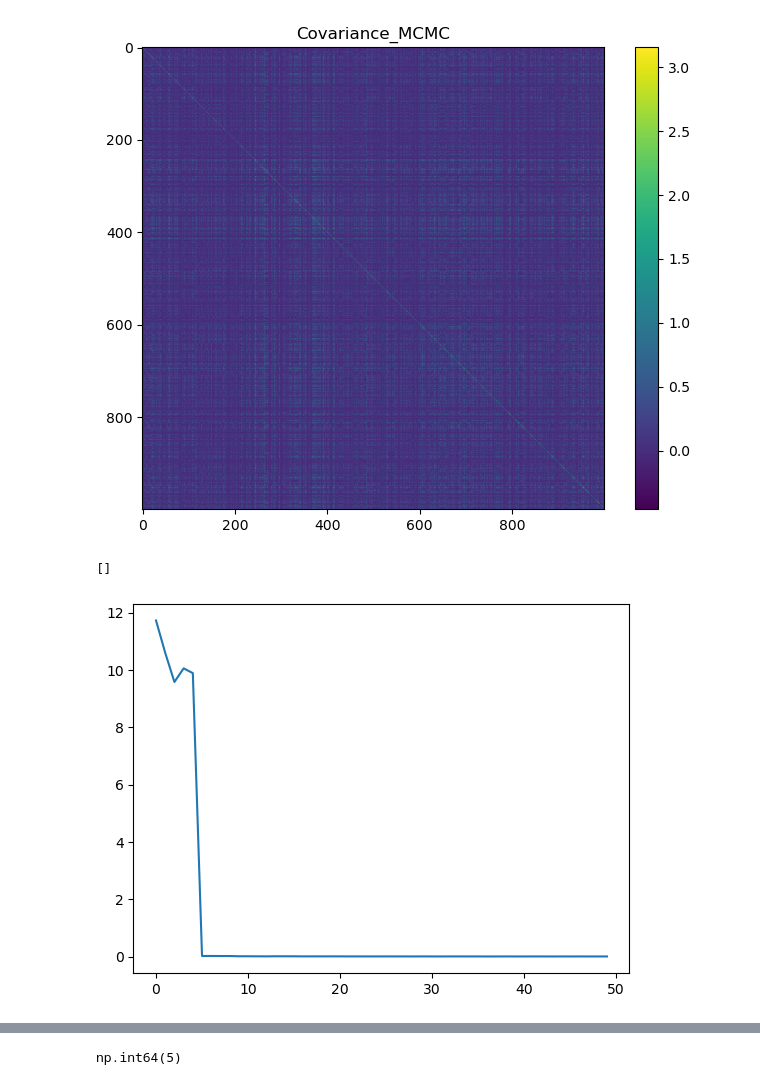
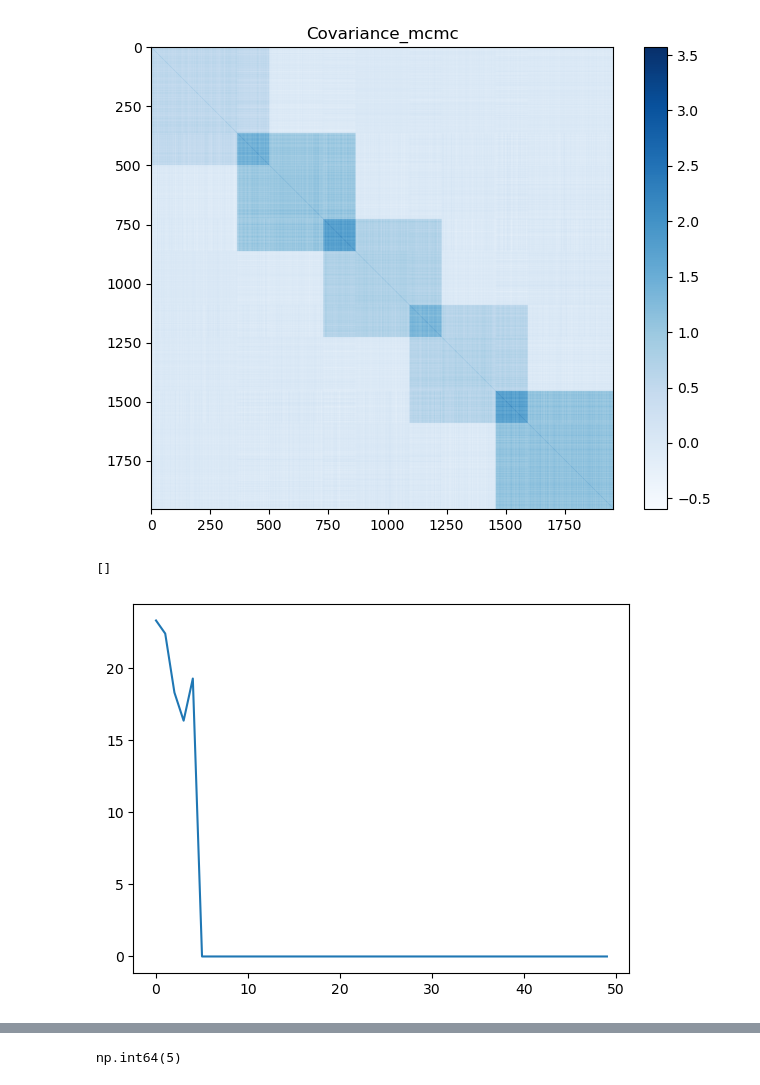
Before and after one commit to kexiongwen/Bayes_Factor_Model, a Jupyter notebook: Synthetic_Example1.ipynb, the cells around one changed output, grey strips where cells are left out. Saved outputs shown, nothing was run; the diff lists cells and outputs as text; code cells hidden in the pictures.

```diff
--- a/Synthetic_Example1.ipynb
+++ b/Synthetic_Example1.ipynb
@@ -16,6 +10,6 @@ For details and migration guidance, visit: https://python.arviz.org/en/latest/us
 # %%
 device1 = torch.device("cuda:0" if torch.cuda.is_available() else "cpu")
 # %%
-P = 1000
+P = 1956
 K = 5
 N = 100
@@ -25,0 +16,6 @@ X = np.random.multivariate_normal(np.zeros(P), cov_0, N)
+# %%
+B_0 = np.zeros((P, K))
+for j in range(K):
+    for i in range(364 * j, 364 * j + 500):
+        B_0[i, j] = 1
+cov_0 = B_0 @ B_0.T + np.eye(P)
@@ -50,18 +54,18 @@ plt.show()
 # %%
 plt.figure(figsize=(8, 6))
-plt.imshow(cov_mcmc)
+plt.imshow(cov_mcmc,cmap='Blues')
 plt.colorbar()
-plt.title("Covariance_MCMC")
+plt.title("Covariance_mcmc")
 plt.show()
 # %% [output]
-[figure, old version]
+[figure, new version]
 # %%
 B_mean = B_sample.mean(0)
 plt.plot(torch.norm(B_mean, dim = 0).numpy())
 plt.plot()
 # %% [output]
 []
-[figure, old version]
+[figure, new version]
 # %%
 plt.plot(torch.norm(mu, dim = 0).numpy())
 plt.plot()
```
Also changed, not shown: parts of 15 cells of this notebook, 18 other files.
